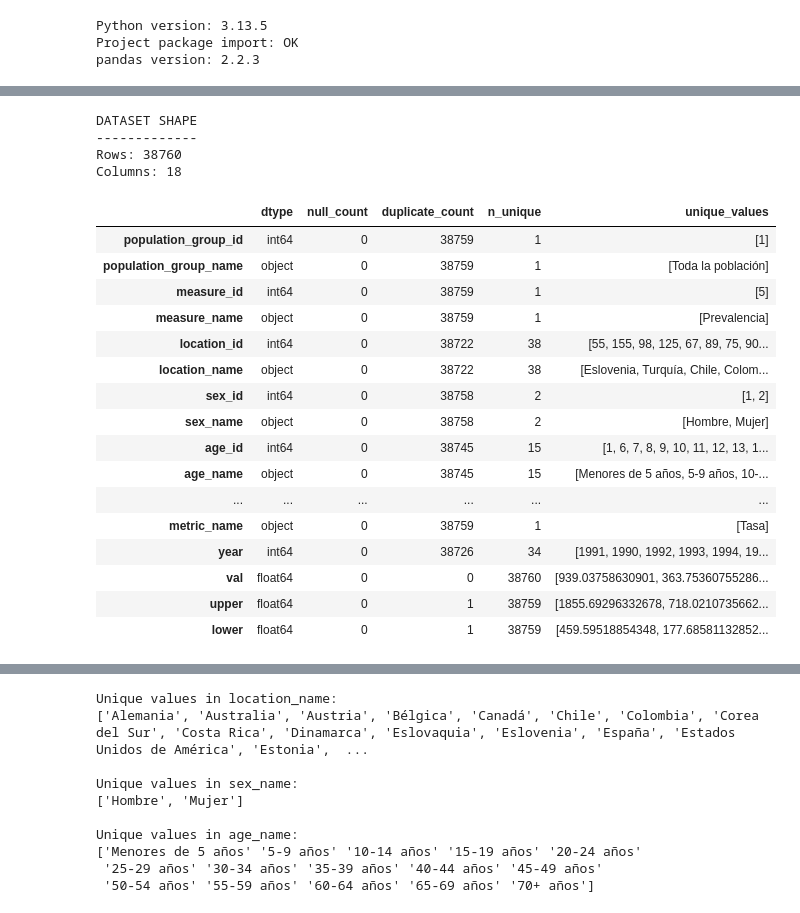
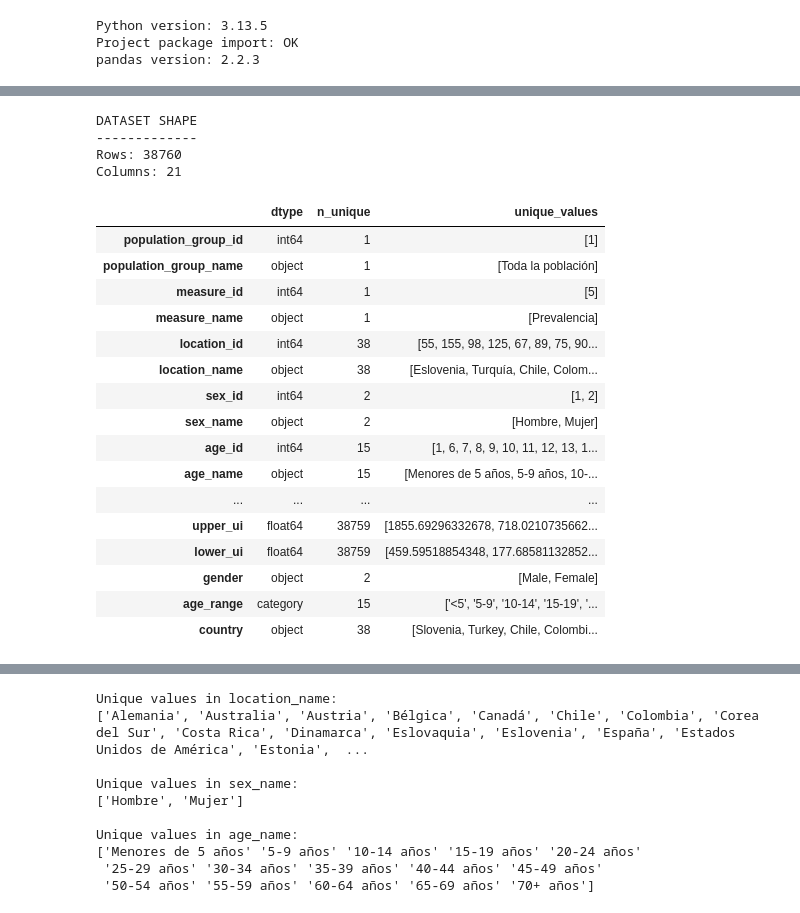
Before and after one commit to Samai-Manuz/autism-gender-gap-analysis, a Jupyter notebook: notebooks/02_asd_etl_oecd.ipynb, the cells around one changed output, grey strips where cells are left out. Cells and saved outputs as stored; diff of their text form; code cells hidden in the pictures.

Commit message:
Refactor nb1 and nb2: validation structure, mappings consistency, ETL cleanup

```diff
--- a/notebooks/02_asd_etl_oecd.ipynb
+++ b/notebooks/02_asd_etl_oecd.ipynb
@@ -76,22 +71,17 @@ Key steps:
 - load the dataset into a pandas DataFrame
 # %%
-# --- Locate raw ASD prevalence dataset ---
+# Load raw ASD prevalence dataset and validate initial structure
 
-# Define the expected raw dataset filename
-raw_filename = "ihme_gbd_asd_prevalence_oecd_1990_2023.csv"
-
-# Build full path to the raw dataset
-raw_path = RAW_DIR / raw_filename
-
-# --- Verify if dataset file exists ---
-
-# Ensure the file exists before proceeding
+raw_path = RAW_DIR / "ihme_gbd_asd_prevalence_oecd_1990_2023.csv"
 assert raw_path.exists(), f"Raw dataset not found: {raw_path}"
 
-# --- Load raw ASD prevalence dataset ---
-
-# Read raw dataset from the project raw data directory
 df_raw = pd.read_csv(raw_path)
 
-print("Raw dataset located:", raw_path)
+print("Shape:", df_raw.shape)
+print("\nYear range:", df_raw["year"].min(), "-", df_raw["year"].max())
+print("\nSex categories:", df_raw["sex_name"].unique())
+print("\nAge categories:", df_raw["age_name"].unique())
+
+# Inspect raw dataset sample
+df_raw.head()
 # %% [output]
@@ -115,14 +116,12 @@ Key steps:
 
 df = df_raw.copy()
 # %%
-# --- BASIC EDA: Create a function which return a structural summary to explore the dataset before transformation ---
+# Generate structural summary of the dataset to support ETL inspection and validation
 
-def basic_eda_summary(df):
+def dataset_summary(df):
 
     summary = pd.DataFrame({
-        "dtype": df.dtypes,
-        "null_count": df.isnull().sum(),
-        "duplicate_count": [df[col].duplicated().sum() for col in df.columns],
+        "dtype": df.dtypes.astype(str),
         "n_unique": df.nunique(),
         "unique_values": [df[col].dropna().unique() for col in df.columns]
     })
@@ -134,28 +133,30 @@ def basic_eda_summary(df):
 
     return summary
 # %%
-eda_summary = basic_eda_summary(df)
+# Generate structural summary of the working dataset for ETL inspection
+
+eda_summary = dataset_summary(df)
 eda_summary
 # %% [output]
 DATASET SHAPE
 -------------
 Rows: 38760
-Columns: 18
+Columns: 21
-|  | dtype | null_count | duplicate_count | n_unique | unique_values |
-| population_group_id | int64 | 0 | 38759 | 1 | [1] |
-| population_group_name | object | 0 | 38759 | 1 | [Toda la población] |
-| measure_id | int64 | 0 | 38759 | 1 | [5] |
-| measure_name | object | 0 | 38759 | 1 | [Prevalencia] |
-| location_id | int64 | 0 | 38722 | 38 | [55, 155, 98, 125, 67, 89, 75, 90... |
-| location_name | object | 0 | 38722 | 38 | [Eslovenia, Turquía, Chile, Colom... |
-| sex_id | int64 | 0 | 38758 | 2 | [1, 2] |
-| sex_name | object | 0 | 38758 | 2 | [Hombre, Mujer] |
-| age_id | int64 | 0 | 38745 | 15 | [1, 6, 7, 8, 9, 10, 11, 12, 13, 1... |
-| age_name | object | 0 | 38745 | 15 | [Menores de 5 años, 5-9 años, 10-... |
-| ... | ... | ... | ... | ... | ... |
-| metric_name | object | 0 | 38759 | 1 | [Tasa] |
-| year | int64 | 0 | 38726 | 34 | [1991, 1990, 1992, 1993, 1994, 19... |
-| val | float64 | 0 | 0 | 38760 | [939.03758630901, 363.75360755286... |
-| upper | float64 | 0 | 1 | 38759 | [1855.69296332678, 718.0210735662... |
-| lower | float64 | 0 | 1 | 38759 | [459.59518854348, 177.68581132852... |
+|  | dtype | n_unique | unique_values |
+| population_group_id | int64 | 1 | [1] |
+| population_group_name | object | 1 | [Toda la población] |
+| measure_id | int64 | 1 | [5] |
+| measure_name | object | 1 | [Prevalencia] |
+| location_id | int64 | 38 | [55, 155, 98, 125, 67, 89, 75, 90... |
+| location_name | object | 38 | [Eslovenia, Turquía, Chile, Colom... |
+| sex_id | int64 | 2 | [1, 2] |
+| sex_name | object | 2 | [Hombre, Mujer] |
+| age_id | int64 | 15 | [1, 6, 7, 8, 9, 10, 11, 12, 13, 1... |
+| age_name | object | 15 | [Menores de 5 años, 5-9 años, 10-... |
+| ... | ... | ... | ... |
+| upper_ui | float64 | 38759 | [1855.69296332678, 718.0210735662... |
+| lower_ui | float64 | 38759 | [459.59518854348, 177.68581132852... |
+| gender | object | 2 | [Male, Female] |
+| age_range | category | 15 | ['<5', '5-9', '10-14', '15-19', '... |
+| country | object | 38 | [Slovenia, Turkey, Chile, Colombi... |
 # %%
```
Also changed, not shown: parts of 22 cells of this notebook, 3 other files.
